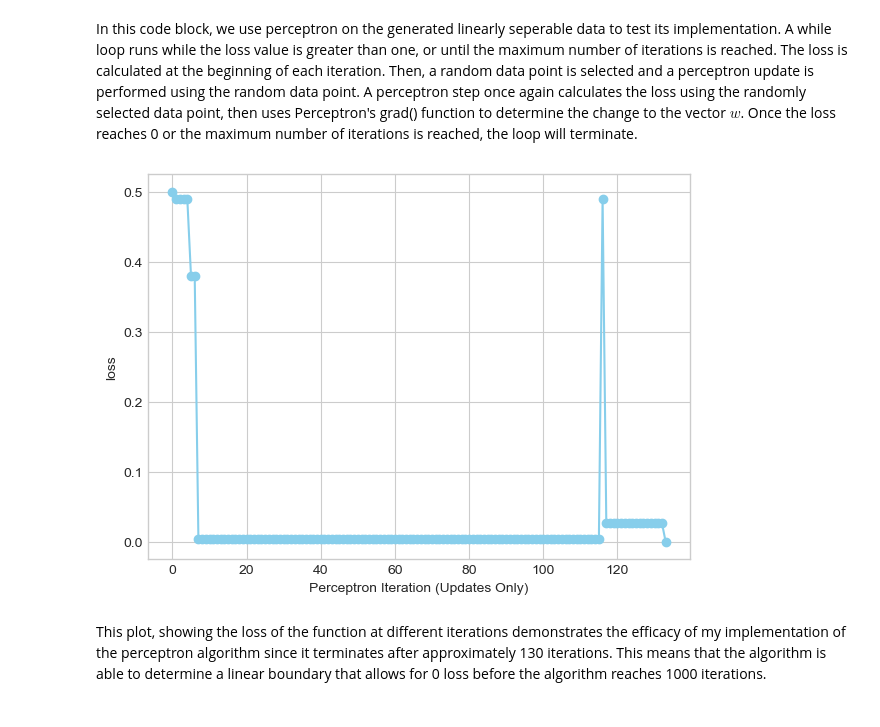
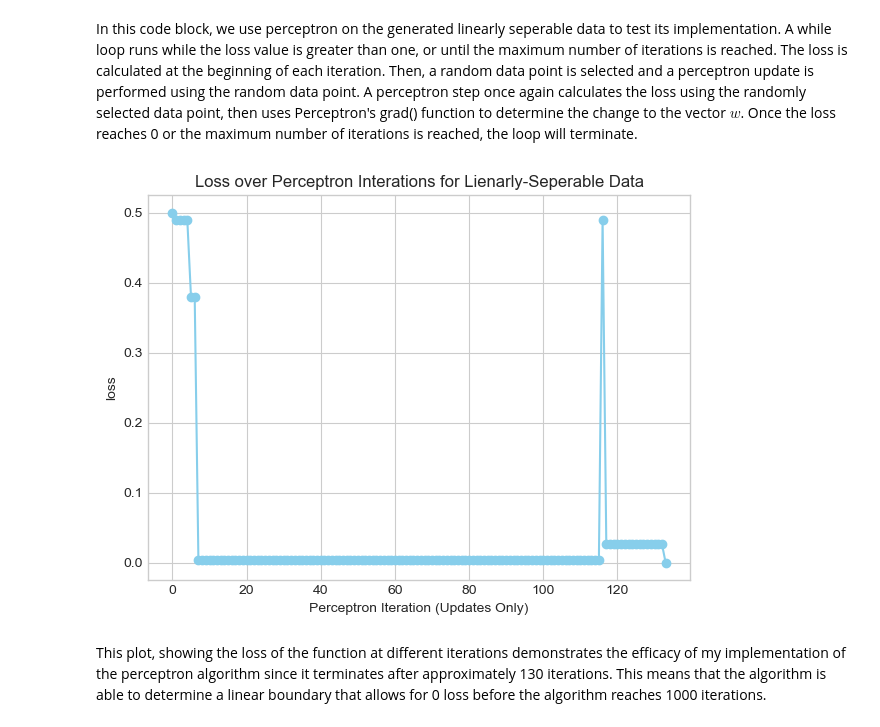
Before and after one commit to cbbaxter/cbbaxter.github.io, a Jupyter notebook: posts/implementing-the-perceptron-alg/index.ipynb, the cells around one changed output. Saved outputs shown, nothing was run; the diff lists cells and outputs as text; code cells hidden in the pictures.

Commit message:
continued to work on perceptron

```diff
--- a/posts/implementing-the-perceptron-alg/index.ipynb
+++ b/posts/implementing-the-perceptron-alg/index.ipynb
@@ -107,9 +109,9 @@ In this code block, we use perceptron on the generated linearly seperable data t
 # %%
 plt.plot(loss_vec, color = "skyblue")
 plt.scatter(torch.arange(len(loss_vec)), loss_vec, color = "skyblue")
-labs = plt.gca().set(xlabel = "Perceptron Iteration (Updates Only)", ylabel = "loss")
+labs = plt.gca().set(xlabel = "Perceptron Iteration (Updates Only)", ylabel = "loss", title = "Loss over Perceptron Interations for Linearly-Seperable Data")
 # %% [output]
-[figure, old version]
+[figure, new version]
 # %% [markdown]
 This plot, showing the loss of the function at different iterations demonstrates the efficacy of my implementation of the perceptron algorithm since it terminates after approximately 130 iterations. This means that the algorithm is able to determine a linear boundary that allows for 0 loss before the algorithm reaches 1000 iterations.
 # %% [markdown]
```
Also changed, not shown: parts of 10 cells of this notebook.
